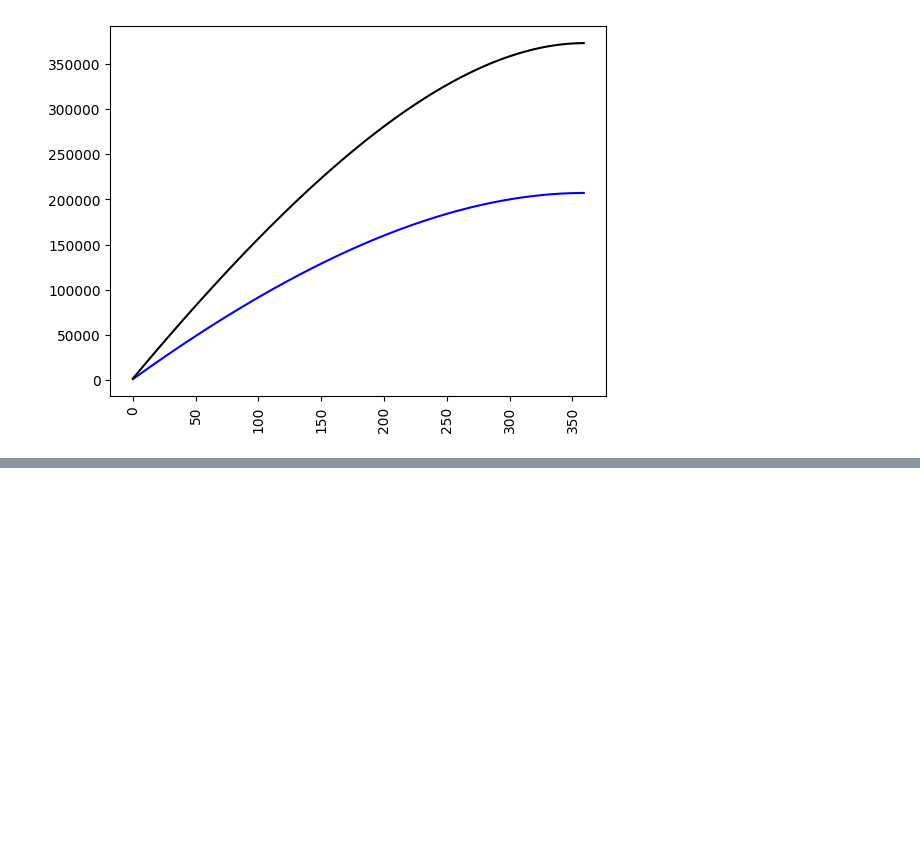
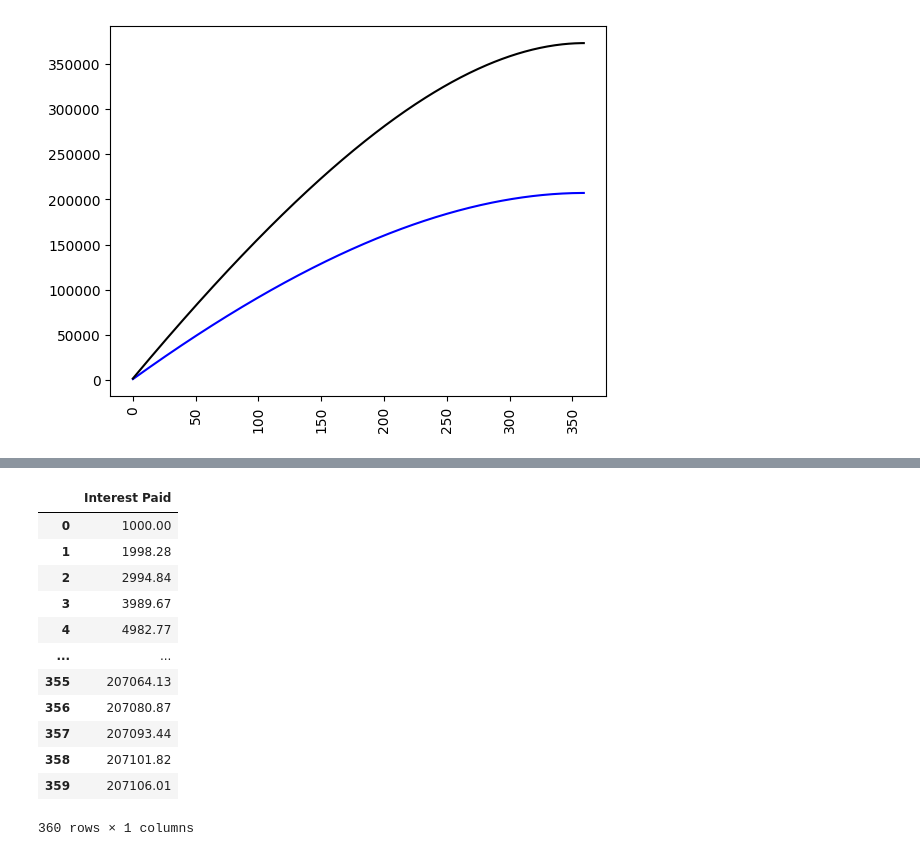
Before and after one commit to aabarzu/Coding-Dojo, a Jupyter notebook: ReproducirGráficoOriginal.ipynb, the cells around one changed output, grey strips where cells are left out. Cells and saved outputs as stored; diff of their text form; code cells hidden in the pictures; blank space fills up the shorter version.

```diff
--- a/ReproducirGráficoOriginal.ipynb
+++ b/ReproducirGráficoOriginal.ipynb
@@ -128,0 +147,16 @@ plt.show()
+# %%
+filtro_MortgageName3 = ( df['Mortgage Name'] ==  '30 Year' ) & (df['Interest Rate'] == 0.03)
+datos_3 = (df[filtro_MortgageName3][['Interest Paid']].cumsum()).reset_index(drop=True)
+
+
+filtro_MortgageName5 = ( df['Mortgage Name'] ==  '30 Year' ) & (df['Interest Rate'] == 0.05)
+datos_5 = (df[filtro_MortgageName5][['Interest Paid']].cumsum()).reset_index(drop=True)
+
+
+plt.figure(dpi=100) #Creo la figura
+plt.style.use('default')
+
+plt.plot( datos_3.index  , datos_3.values  , c = 'blue'  )   # Datos Gráfico 1
+plt.plot( datos_5.index  , datos_5.values  , c = 'black' ) # Datos Gráfico 2
+plt.xticks(rotation = 90);
+plt.show()
@@ -128,0 +165,16 @@ plt.show()
+# %%
+(df[filtro_MortgageName3][['Interest Paid']].cumsum()).reset_index(drop=True)
+# %% [output]
+|  | Interest Paid |
+| 0 | 1000.00 |
+| 1 | 1998.28 |
+| 2 | 2994.84 |
+| 3 | 3989.67 |
+| 4 | 4982.77 |
+| ... | ... |
+| 355 | 207064.13 |
+| 356 | 207080.87 |
+| 357 | 207093.44 |
+| 358 | 207101.82 |
+| 359 | 207106.01 |
+360 rows × 1 columns
```
Also changed, not shown: parts of 3 cells of this notebook.
